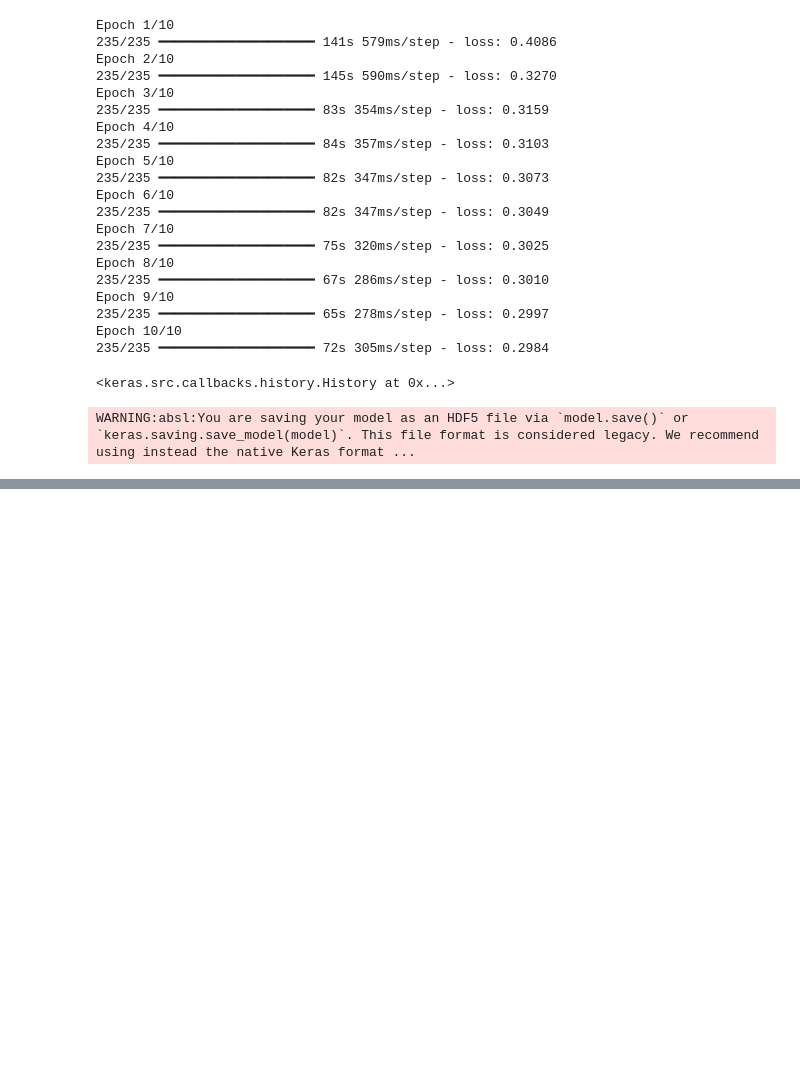
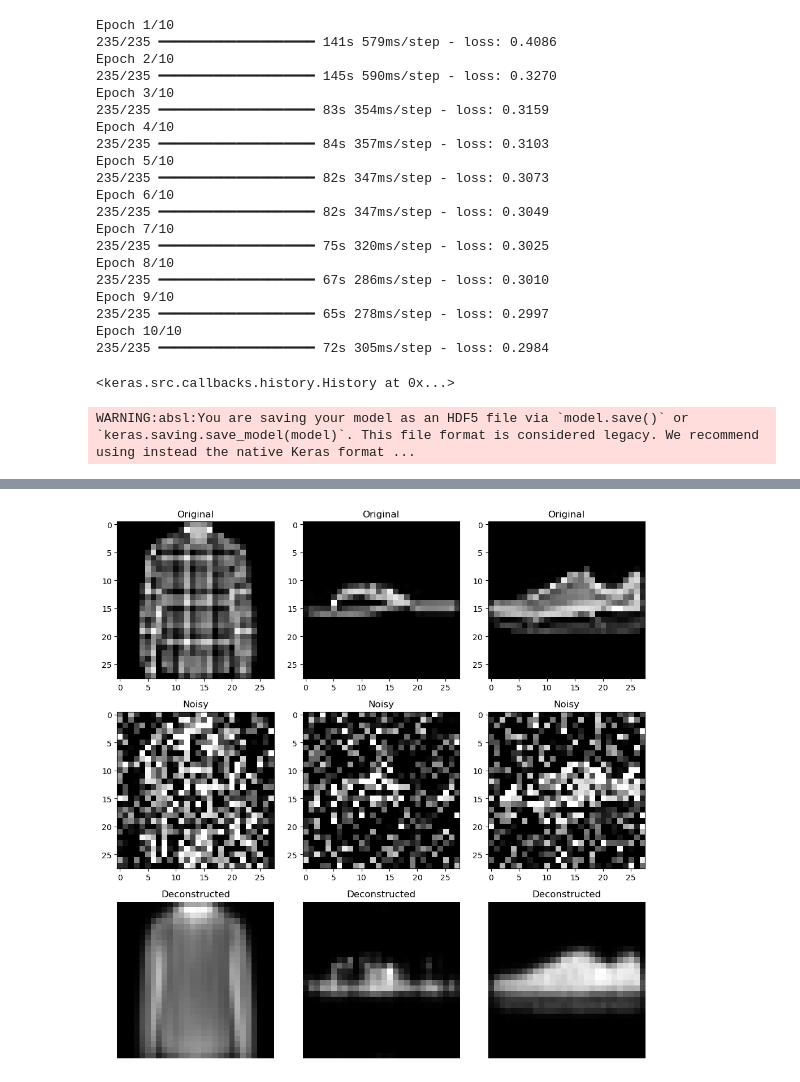
Before and after one commit to KOexPlay/Deep-Learning, a Jupyter notebook: autoencoder.ipynb, the cells around one changed output, grey strips where cells are left out. Drawn from its saved outputs; the diff is of its cells as text; code cells hidden in the pictures; blank space fills up the shorter version.

```diff
--- a/autoencoder.ipynb
+++ b/autoencoder.ipynb
@@ -143,0 +165,26 @@ WARNING:absl:You are saving your model as an HDF5 file via `model.save()` or `ke
+# %%
+plt.figure(figsize = (10, 10))
+plt.subplot(3, 3, 1)
+for i in range(3):
+    plt.subplot(3, 3, i + 1)
+    plt.imshow(image_test[i+7], cmap = "grey")
+    plt.title("Original")
+
+    plt.subplot(3, 3, i + 4)
+    plt.imshow(Nimage_test[i+7], cmap = "grey")
+
+    plt.title("Noisy")
+
+    plt.subplot(3, 3, i + 7)
+    plt.imshow(prediction[i+7], cmap = "grey")
+
+    plt.title("Deconstructed")
+
+    plt.grid(False)
+    plt.axis("off")
+
+
+plt.tight_layout()
+plt.show()
+# %% [output]
+[figure, added]
```
Also changed, not shown: parts of 4 cells of this notebook.
